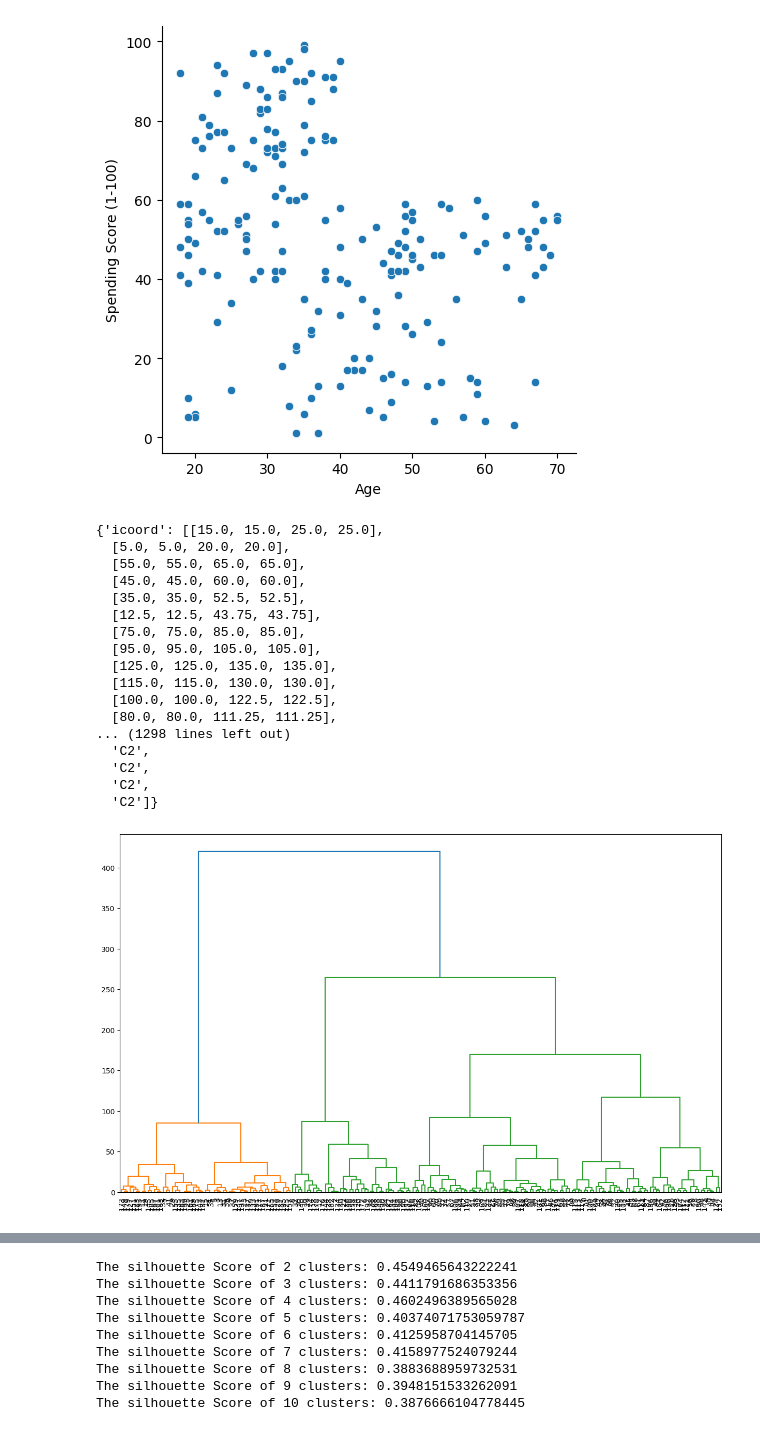
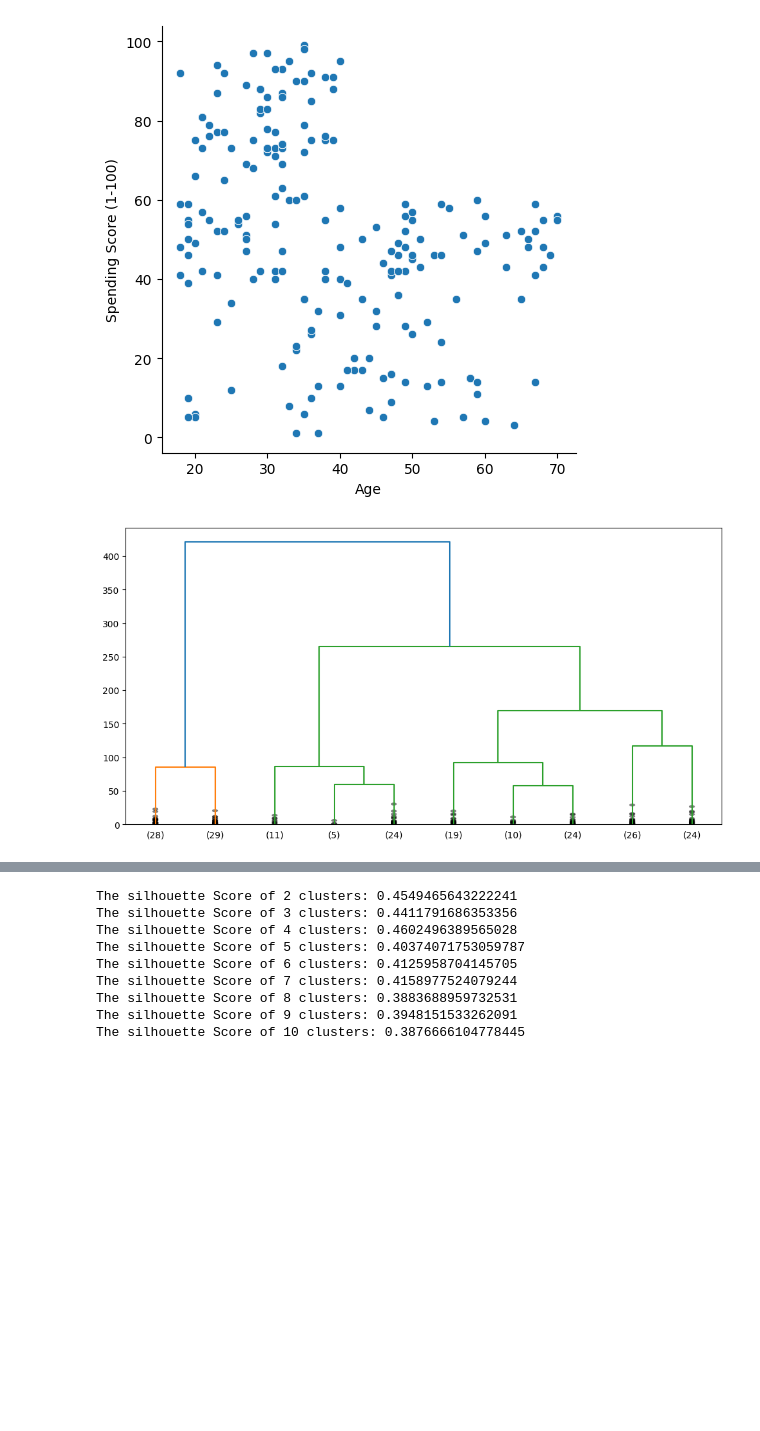
Before and after one commit to Hessa-Alharbi/Customer-Segmentation, a Jupyter notebook: Hierarchical_Clustering.ipynb, the cells around one changed output, grey strips where cells are left out. Drawn from its saved outputs; the diff is of its cells as text; code cells hidden in the pictures; blank space fills up the shorter version.

```diff
--- a/Hierarchical_Clustering.ipynb
+++ b/Hierarchical_Clustering.ipynb
@@ -76,27 +77,10 @@ hc_complete = linkage(y=x1, method='complete')
 hc_avg = linkage(y=x1, method='average')
 hc_single = linkage(y=x1, method='single')
 # %%
-plt.figure(figsize=(15,9))
-dendrogram(hc_ward, leaf_font_size=10)
+plt.figure(figsize=(12,6))
+dendrogram=shc.dendrogram(hc_ward, truncate_mode = "lastp", p = 10, show_contracted = True, leaf_font_size = 10)
 # %% [output]
-{'icoord': [[15.0, 15.0, 25.0, 25.0],
-  [5.0, 5.0, 20.0, 20.0],
-  [55.0, 55.0, 65.0, 65.0],
-  [45.0, 45.0, 60.0, 60.0],
-  [35.0, 35.0, 52.5, 52.5],
-  [12.5, 12.5, 43.75, 43.75],
-  [75.0, 75.0, 85.0, 85.0],
-  [95.0, 95.0, 105.0, 105.0],
-  [125.0, 125.0, 135.0, 135.0],
-  [115.0, 115.0, 130.0, 130.0],
-  [100.0, 100.0, 122.5, 122.5],
-  [80.0, 80.0, 111.25, 111.25],
-... (1298 lines left out)
-  'C2',
-  'C2',
-  'C2',
-  'C2']}
-[figure, old version]
+[figure, new version]
 # %%
 plt.figure(figsize=(20, 14))
 
```
Also changed, not shown: parts of 7 cells of this notebook, 4 other files.
